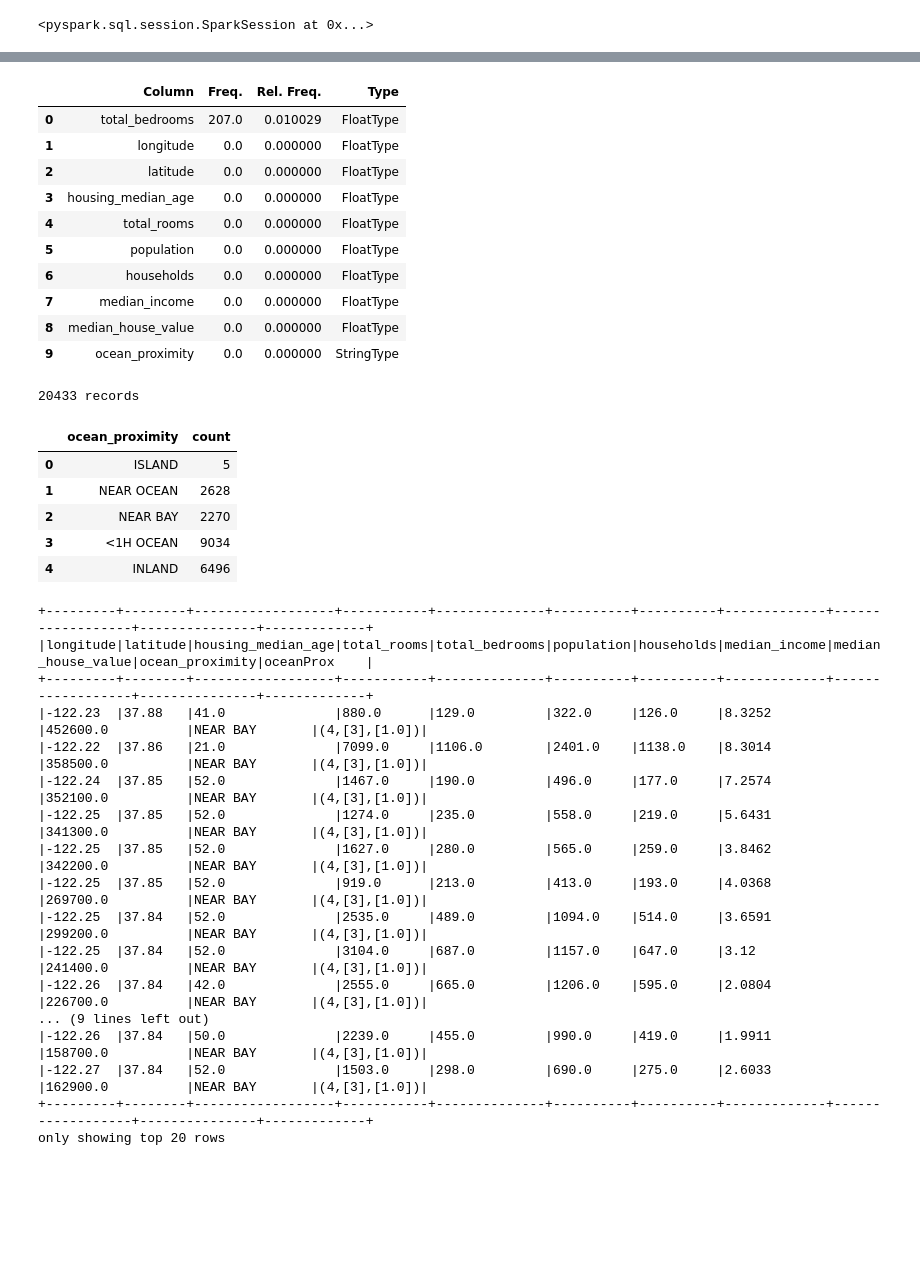
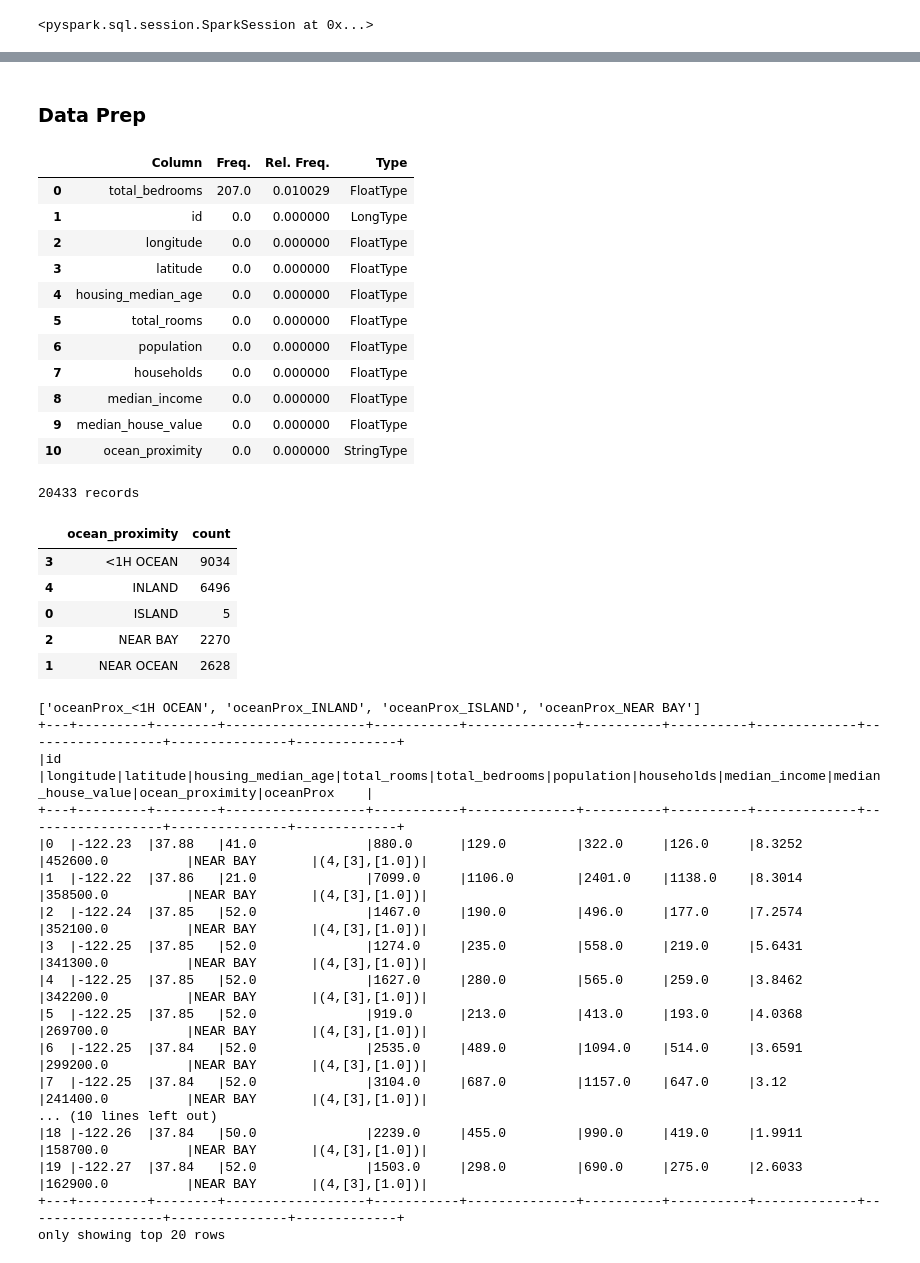
Before and after one commit to ahowe42/pyspark_explore, a Jupyter notebook: pyspark_essentials_udemy/MLLIB_Regression.ipynb, the cells around one changed output, grey strips where cells are left out. Saved outputs shown, nothing was run; the diff lists cells and outputs as text; code cells hidden in the pictures; blank space fills up the shorter version.

```diff
--- a/pyspark_essentials_udemy/MLLIB_Regression.ipynb
+++ b/pyspark_essentials_udemy/MLLIB_Regression.ipynb
@@ -26,6 +27,7 @@ spark
 1 cores
 <pyspark.sql.session.SparkSession at 0x...>
 # %%
+''' get the data '''
 # load the data
 fil = '../data/housing.csv'
 schem = StructType([StructField('longitude', FloatType()), StructField('latitude', FloatType()),
@@ -33,8 +35,12 @@ schem = StructType([StructField('longitude', FloatType()), StructField('latitude
                     StructField('total_bedrooms', FloatType()), StructField('population', FloatType()),
                     StructField('households', FloatType()), StructField('median_income', FloatType()),
                     StructField('median_house_value', FloatType()), StructField('ocean_proximity', StringType())])
+house = spark.read.format('csv').options(header=True).schema(schem).load(fil)
 
-house = spark.read.format('csv').options(header=True).schema(schem).load(fil)
+# add an ID - don't actually care if it's monotonic
+house = house.select(monotonically_increasing_id().alias('id'), '*')
+
+# talk
 cnt = house.count()
 print('%d records'%cnt)
 house.show(truncate=False)
@@ -58,4 +64,6 @@ house.show(truncate=False)
 only showing top 20 rows
+# %% [markdown]
+### Data Prep
 # %%
 ''' handle missing values '''
 # check for missing values
@@ -77,54 +85,60 @@ print('%d records'%house.count())
 # %% [output]
 |  | Column | Freq. | Rel. Freq. | Type |
 | 0 | total_bedrooms | 207.0 | 0.010029 | FloatType |
-| 1 | longitude | 0.0 | 0.000000 | FloatType |
-| 2 | latitude | 0.0 | 0.000000 | FloatType |
-| 3 | housing_median_age | 0.0 | 0.000000 | FloatType |
-| 4 | total_rooms | 0.0 | 0.000000 | FloatType |
-| 5 | population | 0.0 | 0.000000 | FloatType |
-| 6 | households | 0.0 | 0.000000 | FloatType |
-| 7 | median_income | 0.0 | 0.000000 | FloatType |
-| 8 | median_house_value | 0.0 | 0.000000 | FloatType |
-| 9 | ocean_proximity | 0.0 | 0.000000 | StringType |
+| 1 | id | 0.0 | 0.000000 | LongType |
+| 2 | longitude | 0.0 | 0.000000 | FloatType |
+| 3 | latitude | 0.0 | 0.000000 | FloatType |
+| 4 | housing_median_age | 0.0 | 0.000000 | FloatType |
+| 5 | total_rooms | 0.0 | 0.000000 | FloatType |
+| 6 | population | 0.0 | 0.000000 | FloatType |
+| 7 | households | 0.0 | 0.000000 | FloatType |
+| 8 | median_income | 0.0 | 0.000000 | FloatType |
+| 9 | median_house_value | 0.0 | 0.000000 | FloatType |
+| 10 | ocean_proximity | 0.0 | 0.000000 | StringType |
 20433 records
 # %%
 ''' OHE the ocean_proximity var '''
 # first review the distribution
-display(house.groupBy('ocean_proximity').count().toPandas())
+tab = house.groupBy('ocean_proximity').count().toPandas().sort_values(by='ocean_proximity')
+display(tab)
 
 # first need to string index ...
-indx = StringIndexer(inputCol='ocean_proximity', outputCol='oceanProx_int')
+indx = StringIndexer(inputCol='ocean_proximity', outputCol='oceanProx_int', stringOrderType='alphabetAsc')
 house = indx.fit(house).transform(house)
 
 # ... then we can encode
 ohe = OneHotEncoder(inputCol='oceanProx_int', outputCol='oceanProx')
 house = ohe.fit(house).transform(house).drop('oceanProx_int')
 
+# make the OHE columns - last is excluded; when all are 0, it's the last
+featOHE = ['oceanProx_%s'%c for c in tab.ocean_proximity.values[:-1]]
+print(featOHE)
+
 # talk
 house.show(truncate=False)
 # %% [output]
 |  | ocean_proximity | count |
-| 0 | ISLAND | 5 |
-| 1 | NEAR OCEAN | 2628 |
-| 2 | NEAR BAY | 2270 |
 | 3 | <1H OCEAN | 9034 |
 | 4 | INLAND | 6496 |
+| 0 | ISLAND | 5 |
+| 2 | NEAR BAY | 2270 |
+| 1 | NEAR OCEAN | 2628 |
-+---------+--------+------------------+-----------+--------------+----------+----------+-------------+------------------+---------------+-------------+
-|longitude|latitude|housing_median_age|total_rooms|total_bedrooms|population|households|median_income|median_house_value|ocean_proximity|oceanProx    |
-+---------+--------+------------------+-----------+--------------+----------+----------+-------------+------------------+---------------+-------------+
-|-122.23  |37.88   |41.0              |880.0      |129.0         |322.0     |126.0     |8.3252       |452600.0          |NEAR BAY       |(4,[3],[1.0])|
-|-122.22  |37.86   |21.0              |7099.0     |1106.0        |2401.0    |1138.0    |8.3014       |358500.0          |NEAR BAY       |(4,[3],[1.0])|
-|-122.24  |37.85   |52.0              |1467.0     |190.0         |496.0     |177.0     |7.2574       |352100.0          |NEAR BAY       |(4,[3],[1.0])|
-|-122.25  |37.85   |52.0              |1274.0     |235.0         |558.0     |219.0     |5.6431       |341300.0          |NEAR BAY       |(4,[3],[1.0])|
-|-122.25  |37.85   |52.0              |1627.0     |280.0         |565.0     |259.0     |3.8462       |342200.0          |NEAR BAY       |(4,[3],[1.0])|
-|-122.25  |37.85   |52.0              |919.0      |213.0         |413.0     |193.0     |4.0368       |269700.0          |NEAR BAY       |(4,[3],[1.0])|
-|-122.25  |37.84   |52.0              |2535.0     |489.0         |1094.0    |514.0     |3.6591       |299200.0          |NEAR BAY       |(4,[3],[1.0])|
-|-122.25  |37.84   |52.0              |3104.0     |687.0         |1157.0    |647.0     |3.12         |241400.0          |NEAR BAY       |(4,[3],[1.0])|
-|-122.26  |37.84   |42.0              |2555.0     |665.0         |1206.0    |595.0     |2.0804       |226700.0          |NEAR BAY       |(4,[3],[1.0])|
-... (9 lines left out)
-|-122.26  |37.84   |50.0              |2239.0     |455.0         |990.0     |419.0     |1.9911       |158700.0          |NEAR BAY       |(4,[3],[1.0])|
-|-122.27  |37.84   |52.0              |1503.0     |298.0         |690.0     |275.0     |2.6033       |162900.0          |NEAR BAY       |(4,[3],[1.0])|
-+---------+--------+------------------+-----------+--------------+----------+----------+-------------+------------------+---------------+-------------+
+['oceanProx_<1H OCEAN', 'oceanProx_INLAND', 'oceanProx_ISLAND', 'oceanProx_NEAR BAY']
++---+---------+--------+------------------+-----------+--------------+----------+----------+-------------+------------------+---------------+-------------+
+|id |longitude|latitude|housing_median_age|total_rooms|total_bedrooms|population|households|median_income|median_house_value|ocean_proximity|oceanProx    |
++---+---------+--------+------------------+-----------+--------------+----------+----------+-------------+------------------+---------------+-------------+
+|0  |-122.23  |37.88   |41.0              |880.0      |129.0         |322.0     |126.0     |8.3252       |452600.0          |NEAR BAY       |(4,[3],[1.0])|
+|1  |-122.22  |37.86   |21.0              |7099.0     |1106.0        |2401.0    |1138.0    |8.3014       |358500.0          |NEAR BAY       |(4,[3],[1.0])|
+|2  |-122.24  |37.85   |52.0              |1467.0     |190.0         |496.0     |177.0     |7.2574       |352100.0          |NEAR BAY       |(4,[3],[1.0])|
+|3  |-122.25  |37.85   |52.0              |1274.0     |235.0         |558.0     |219.0     |5.6431       |341300.0          |NEAR BAY       |(4,[3],[1.0])|
+|4  |-122.25  |37.85   |52.0              |1627.0     |280.0         |565.0     |259.0     |3.8462       |342200.0          |NEAR BAY       |(4,[3],[1.0])|
+|5  |-122.25  |37.85   |52.0              |919.0      |213.0         |413.0     |193.0     |4.0368       |269700.0          |NEAR BAY       |(4,[3],[1.0])|
+|6  |-122.25  |37.84   |52.0              |2535.0     |489.0         |1094.0    |514.0     |3.6591       |299200.0          |NEAR BAY       |(4,[3],[1.0])|
+|7  |-122.25  |37.84   |52.0              |3104.0     |687.0         |1157.0    |647.0     |3.12         |241400.0          |NEAR BAY       |(4,[3],[1.0])|
+... (10 lines left out)
+|18 |-122.26  |37.84   |50.0              |2239.0     |455.0         |990.0     |419.0     |1.9911       |158700.0          |NEAR BAY       |(4,[3],[1.0])|
+|19 |-122.27  |37.84   |52.0              |1503.0     |298.0         |690.0     |275.0     |2.6033       |162900.0          |NEAR BAY       |(4,[3],[1.0])|
++---+---------+--------+------------------+-----------+--------------+----------+----------+-------------+------------------+---------------+-------------+
 only showing top 20 rows
 # %%
 # prepare the response
```
Also changed, not shown: parts of 23 cells of this notebook.
